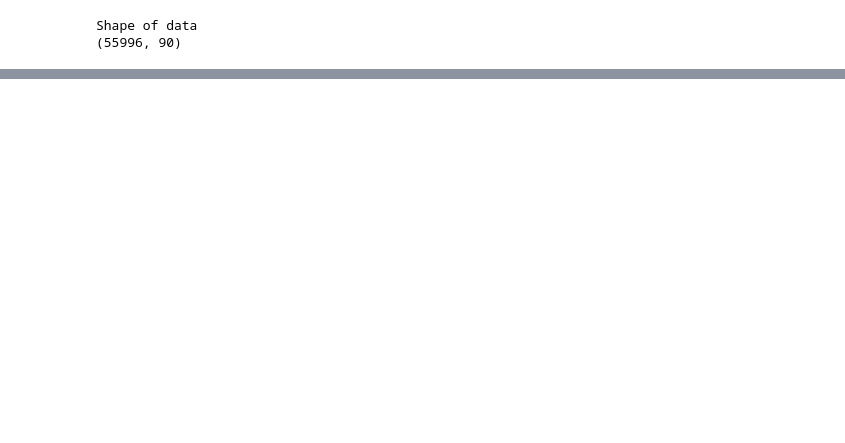
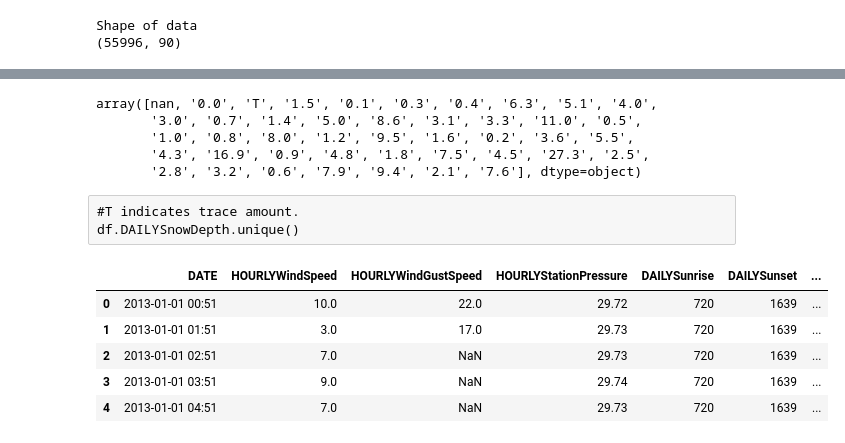
Before and after one commit to lingyielia/YellowTaxi, a Jupyter notebook: 1-data_prep_weather.ipynb, the cells around one changed output, grey strips where cells are left out. Cells and saved outputs as stored; diff of their text form; code cells hidden in the pictures; blank space fills up the shorter version.

```diff
--- a/1-data_prep_weather.ipynb
+++ b/1-data_prep_weather.ipynb
@@ -65,7 +54,14 @@ df.drop(['STATION', 'STATION_NAME', 'ELEVATION', 'LATITUDE',
        'MonthlyTotalHeatingDegreeDays', 'MonthlyTotalCoolingDegreeDays',
        'MonthlyDeptFromNormalHeatingDD', 'MonthlyDeptFromNormalCoolingDD',
        'MonthlyTotalSeasonToDateHeatingDD',
-       'MonthlyTotalSeasonToDateCoolingDD'], axis=1, inplace=True)
+       'MonthlyTotalSeasonToDateCoolingDD','DAILYAverageStationPressure',
+       'DAILYAverageSeaLevelPressure', 'DAILYAverageWindSpeed',
+       'DAILYPeakWindSpeed', 'PeakWindDirection', 'DAILYSustainedWindSpeed',
+       'DAILYSustainedWindDirection','DAILYMaximumDryBulbTemp',
+       'DAILYMinimumDryBulbTemp', 'DAILYAverageDryBulbTemp',
+       'DAILYDeptFromNormalAverageTemp', 'DAILYAverageRelativeHumidity',
+       'DAILYAverageDewPointTemp', 'DAILYAverageWetBulbTemp',
+       'DAILYHeatingDegreeDays', 'DAILYCoolingDegreeDays'], axis=1, inplace=True)
 # %%
 df.columns
 # %% [output]
@@ -105,0 +244,26 @@ dtype: int64
+# %%
+#The depth of frozen precipitation like snow is measured in tenths (0.1) of an inch and
+#trace amounts are defined as less than half that amount (0.05 inch).
+#T indicates trace amount.
+df.DAILYSnowfall.unique()
+# %% [output]
+array([nan, '0.0', 'T', '1.5', '0.1', '0.3', '0.4', '6.3', '5.1', '4.0',
+       '3.0', '0.7', '1.4', '5.0', '8.6', '3.1', '3.3', '11.0', '0.5',
+       '1.0', '0.8', '8.0', '1.2', '9.5', '1.6', '0.2', '3.6', '5.5',
+       '4.3', '16.9', '0.9', '4.8', '1.8', '7.5', '4.5', '27.3', '2.5',
+       '2.8', '3.2', '0.6', '7.9', '9.4', '2.1', '7.6'], dtype=object)
+# %% [raw]
+#T indicates trace amount.
+df.DAILYSnowDepth.unique()
+# %%
+df1 = df[['DATE', 'HOURLYWindSpeed', 'HOURLYWindGustSpeed',
+       'HOURLYStationPressure', 'DAILYSunrise', 'DAILYSunset', 'DAILYWeather',
+       'DAILYPrecip', 'DAILYSnowfall']]
+df1.head()
+# %% [output]
+|  | DATE | HOURLYWindSpeed | HOURLYWindGustSpeed | HOURLYStationPressure | DAILYSunrise | DAILYSunset | ... |
+| 0 | 2013-01-01 00:51 | 10.0 | 22.0 | 29.72 | 720 | 1639 | ... |
+| 1 | 2013-01-01 01:51 | 3.0 | 17.0 | 29.73 | 720 | 1639 | ... |
+| 2 | 2013-01-01 02:51 | 7.0 | NaN | 29.73 | 720 | 1639 | ... |
+| 3 | 2013-01-01 03:51 | 9.0 | NaN | 29.74 | 720 | 1639 | ... |
+| 4 | 2013-01-01 04:51 | 7.0 | NaN | 29.73 | 720 | 1639 | ... |
```
Also changed, not shown: parts of 22 cells of this notebook.
